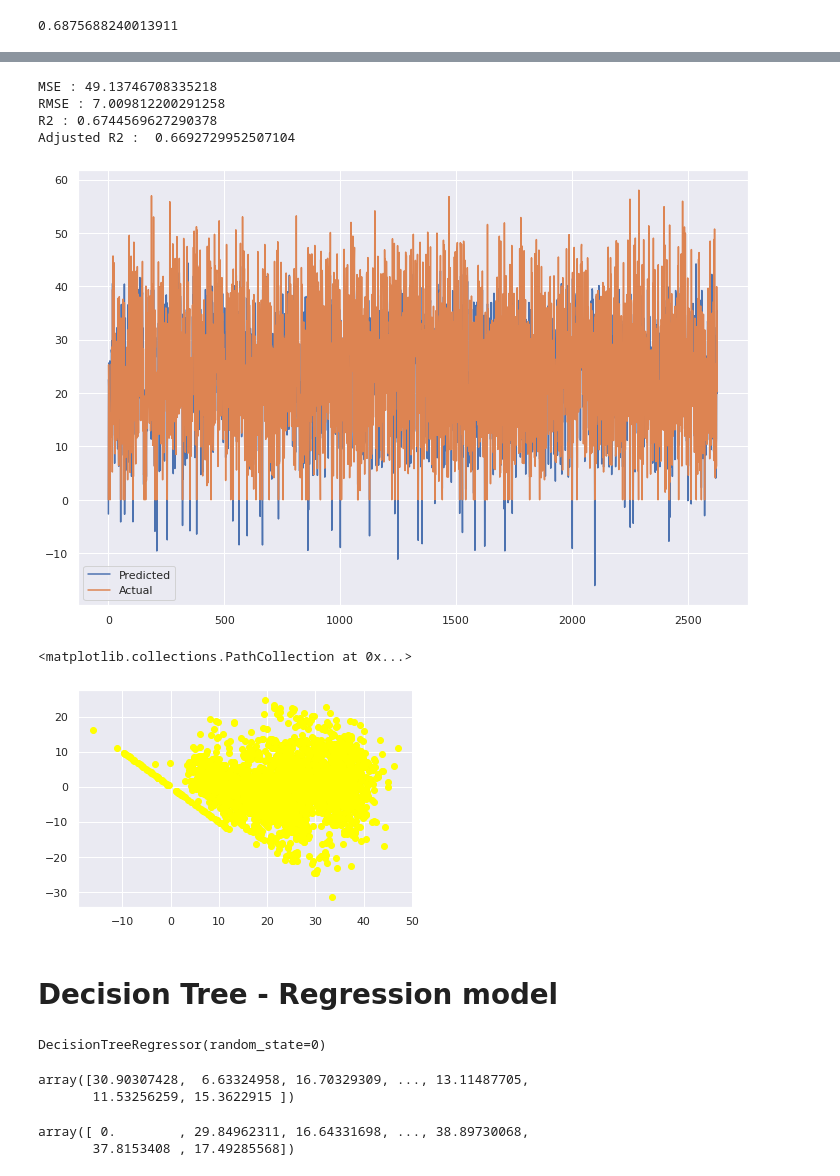
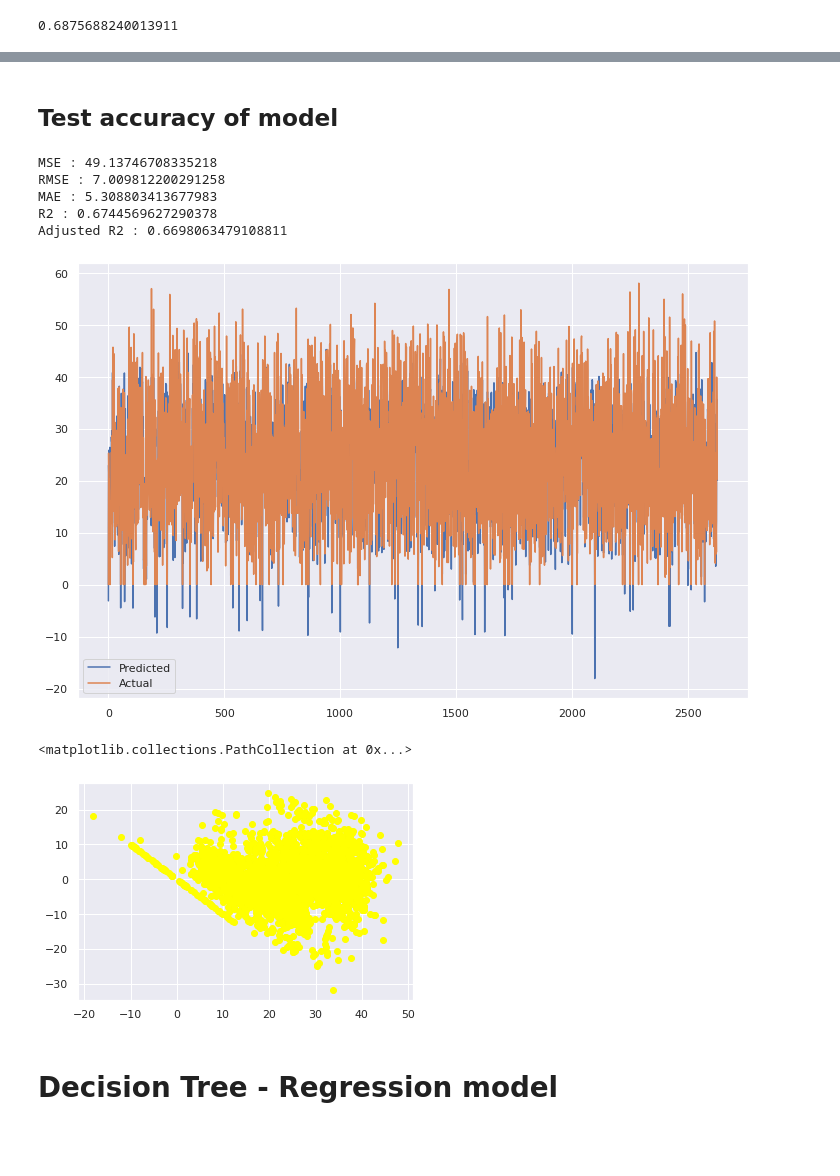
Before and after one commit to aditya8075/Bike-Sharing-Demand-Prediction---Supervised-machine-Learning-Regression, a Jupyter notebook: Bike_Sharing_Demand_Prediction_Supervised_machine_Learning.ipynb, the cells around one changed output, grey strips where cells are left out. Drawn from its saved outputs; the diff is of its cells as text; code cells hidden in the pictures; blank space fills up the shorter version.

```diff
--- a/Bike_Sharing_Demand_Prediction_Supervised_machine_Learning.ipynb
+++ b/Bike_Sharing_Demand_Prediction_Supervised_machine_Learning.ipynb
@@ -750,11 +753,11 @@ test_df=pd.DataFrame(dict2,index=[1])
 # %%
-
+#importing imp pakages
 from sklearn.linear_model import Lasso
 from sklearn.model_selection import GridSearchCV
 lasso = Lasso()
 parameters = {'alpha': [0.01, 0.1, 1, 5, 8]}
-lasso_regressor = GridSearchCV(lasso, parameters, cv=5)
-lasso_regressor.fit(X_train, y_train)
+lasso_reg = GridSearchCV(lasso, parameters, cv=5)
+lasso_reg.fit(X_train, y_train)
 # %% [output]
 GridSearchCV(cv=5, estimator=Lasso(),
              param_grid={'alpha': [0.01, 0.1, 1, 5, 8]})
@@ -766,5 +769,6 @@ print("The best fit alpha value is found out to be :" ,lasso_regressor.best_para
 The best fit alpha value is found out to be : {'alpha': 0.01}
 # %%
 # Fit the Lasso model
-lasso.fit(X_train, y_train)
+lasso = Lasso(alpha=0.01)
+lasso_reg.fit(X_train, y_train)
 # %% [output]
@@ -836,0 +888,4 @@ Y_pred_ridge = ridge_regressor.predict(X_test)
+# %%
+# Fit the Lasso model
+ridge_regressor = Ridge(alpha=0.01)
+ridge_regressor.fit(X_train, y_train)
@@ -836,0 +894,5 @@ Y_pred_ridge = ridge_regressor.predict(X_test)
+# %%
+# Making predictions on train and test data
+
+y_pred_train_ridge = ridge_regressor.predict(X_train)
+y_pred_test_ridge = ridge_regressor.predict(X_test)
@@ -837,54 +936,50 @@ Y_pred_ridge = ridge_regressor.predict(X_test)
+# %% [markdown]
+## Test accuracy of model
 # %%
-# evaluating metrics
+#import the packages
+from sklearn.metrics import mean_squared_error
+#calculate MSE
+MSE_lr= mean_squared_error((y_test), (y_pred_test_ridge))
+print("MSE :",MSE_lr)
 
-MSE  = mean_squared_error(y_test,Y_pred_ridge)
-print("MSE :" , MSE)
+#calculate RMSE
+RMSE_lr=np.sqrt(MSE_lr)
+print("RMSE :",RMSE_lr)
 
-RMSE = np.sqrt(MSE)
-print("RMSE :" ,RMSE)
 
-r2_ridge_test = r2_score(y_test,Y_pred_ridge)
-print("R2 :" ,r2_ridge_test)
-print("Adjusted R2 : ",1-(1-r2_score(y_test,Y_pred_lasso))*((X_test.shape[0]-1)/(X_test.shape[0]-X_test.shape[1]-1)))
+#calculate MAE
+MAE_lr= mean_absolute_error(y_test, y_pred_test_ridge)
+print("MAE :",MAE_lr)
+
+
+
+#import the packages
+from sklearn.metrics import r2_score
+#calculate r2 and adjusted r2
+r2_ridge= r2_score(y_test,  y_pred_test_ridge)
+print("R2 :",r2_ridge)
+Adjusted_R2_r2_ridge = (1-(1-r2_score(y_test,  y_pred_test_ridge))*((X_test.shape[0]-1)/(X_test.shape[0]-X_test.shape[1]-1)) )
+print("Adjusted R2 :",1-(1-r2_score(y_test,  y_pred_test_ridge))*((X_test.shape[0]-1)/(X_test.shape[0]-X_test.shape[1]-1)) )
 # %% [output]
 MSE : 49.13746708335218
 RMSE : 7.009812200291258
+MAE : 5.308803413677983
 R2 : 0.6744569627290378
-Adjusted R2 :  0.6692729952507104
+Adjusted R2 : 0.6698063479108811
 # %%
 #Plot the figure
 plt.figure(figsize=(12,8))
-plt.plot(np.array(Y_pred_lasso))
+plt.plot(np.array(y_pred_test_ridge))
 plt.plot(np.array((y_test)))
 plt.legend(["Predicted","Actual"])
 plt.show()
 # %% [output]
-[figure, old version]
+[figure, new version]
 # %%
 ### Heteroscadacity
-plt.scatter((Y_pred_lasso),(y_test-Y_pred_lasso), color='yellow')
+plt.scatter((y_pred_test_ridge),(y_test-y_pred_test_ridge), color='yellow')
 # %% [output]
 <matplotlib.collections.PathCollection at 0x...>
-[figure, old version]
+[figure, new version]
 # %% [markdown]
 # Decision Tree - Regression model
-# %%
-# training model
-
-from sklearn.tree import DecisionTreeRegressor
-regressor = DecisionTreeRegressor(random_state=0)
-regressor.fit(X_train, y_train)
-# %% [output]
-DecisionTreeRegressor(random_state=0)
-# %%
-Y_pred_train =regressor.predict(X_train)
-Y_pred_train
-# %% [output]
-array([30.90307428,  6.63324958, 16.70329309, ..., 13.11487705,
-       11.53256259, 15.3622915 ])
-# %%
-Y_pred_test = regressor.predict(X_test)
-Y_pred_test
-# %% [output]
-array([ 0.        , 29.84962311, 16.64331698, ..., 38.89730068,
-       37.8153408 , 17.49285568])
```
Also changed, not shown: parts of 108 cells of this notebook.
